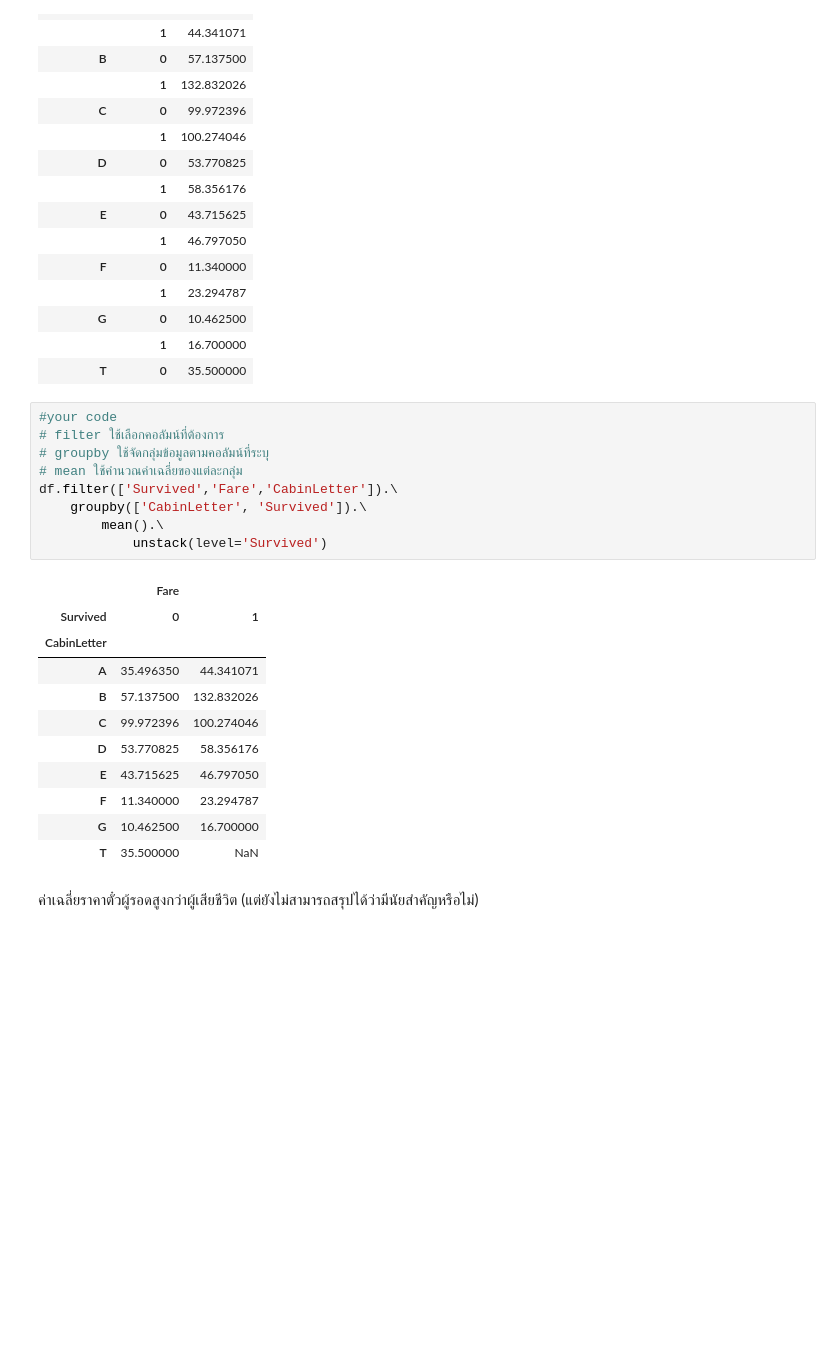
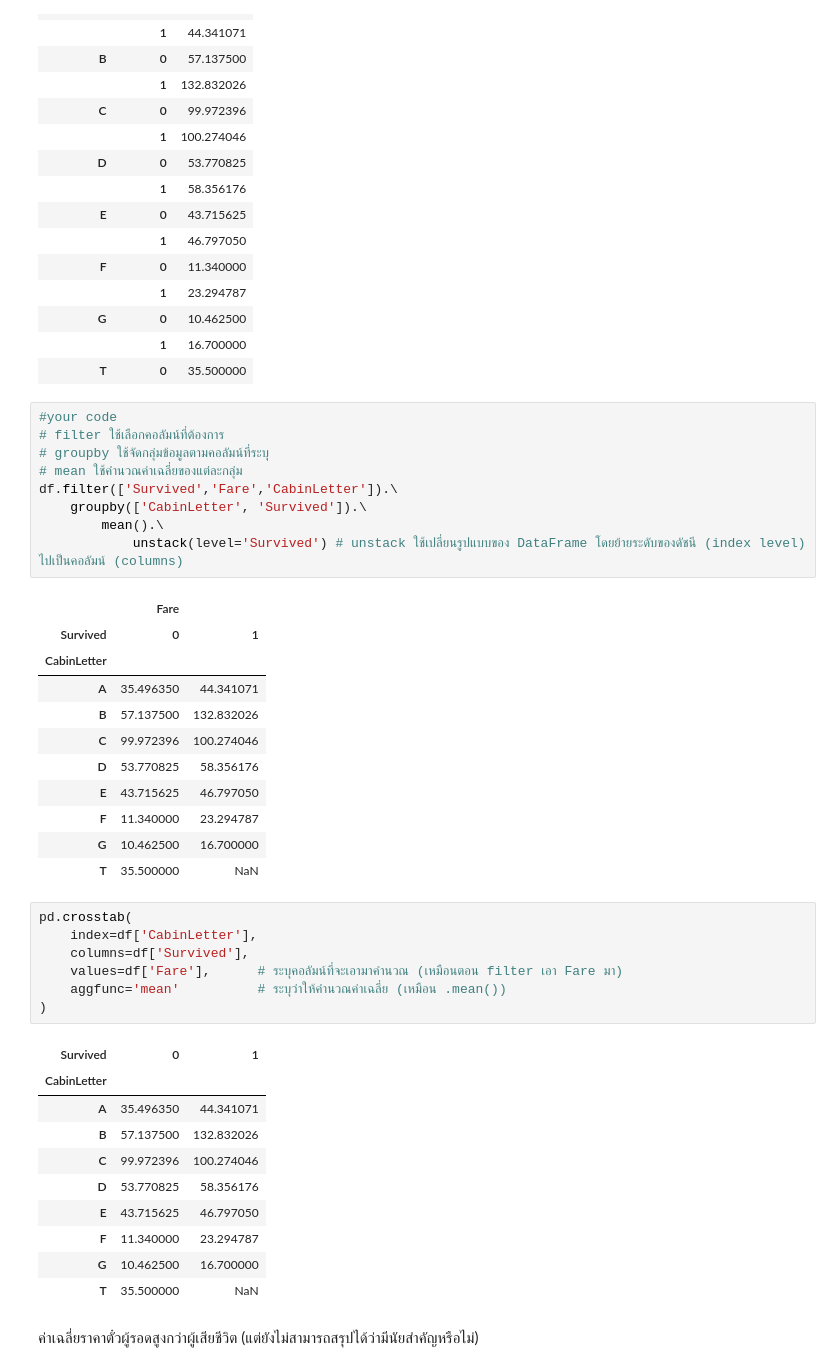
Before and after one commit to amornpan/pstat, a Jupyter notebook: 2025-12-13/solution_แบบฝึกหัด2.ipynb, the cells around one changed output. Cells and saved outputs as stored; diff of their text form; blank space fills up the shorter version.

```diff
--- a/2025-12-13/solution_แบบฝึกหัด2.ipynb
+++ b/2025-12-13/solution_แบบฝึกหัด2.ipynb
@@ -287,7 +287,7 @@ df.filter(['Survived','Fare','CabinLetter']).\
 df.filter(['Survived','Fare','CabinLetter']).\
     groupby(['CabinLetter', 'Survived']).\
         mean().\
-            unstack(level='Survived')
+            unstack(level='Survived') # unstack ใช้เปลี่ยนรูปแบบของ DataFrame โดยย้ายระดับของดัชนี (index level) ไปเป็นคอลัมน์ (columns)
 # %% [output]
 |  | Fare |  |
 | Survived | 0 | 1 |
@@ -300,6 +300,24 @@ df.filter(['Survived','Fare','CabinLetter']).\
 | F | 11.340000 | 23.294787 |
 | G | 10.462500 | 16.700000 |
 | T | 35.500000 | NaN |
+# %%
+pd.crosstab(
+    index=df['CabinLetter'],
+    columns=df['Survived'],
+    values=df['Fare'],      # ระบุคอลัมน์ที่จะเอามาคำนวณ (เหมือนตอน filter เอา Fare มา)
+    aggfunc='mean'          # ระบุว่าให้คำนวณค่าเฉลี่ย (เหมือน .mean())
+)
+# %% [output]
+| Survived | 0 | 1 |
+| CabinLetter |  |  |
+| A | 35.496350 | 44.341071 |
+| B | 57.137500 | 132.832026 |
+| C | 99.972396 | 100.274046 |
+| D | 53.770825 | 58.356176 |
+| E | 43.715625 | 46.797050 |
+| F | 11.340000 | 23.294787 |
+| G | 10.462500 | 16.700000 |
+| T | 35.500000 | NaN |
 # %% [markdown]
 ค่าเฉลี่ยราคาตั๋วผู้รอดสูงกว่าผู้เสียชีวิต (แต่ยังไม่สามารถสรุปได้ว่ามีนัยสำคัญหรือไม่)
 # %% [markdown]
```
